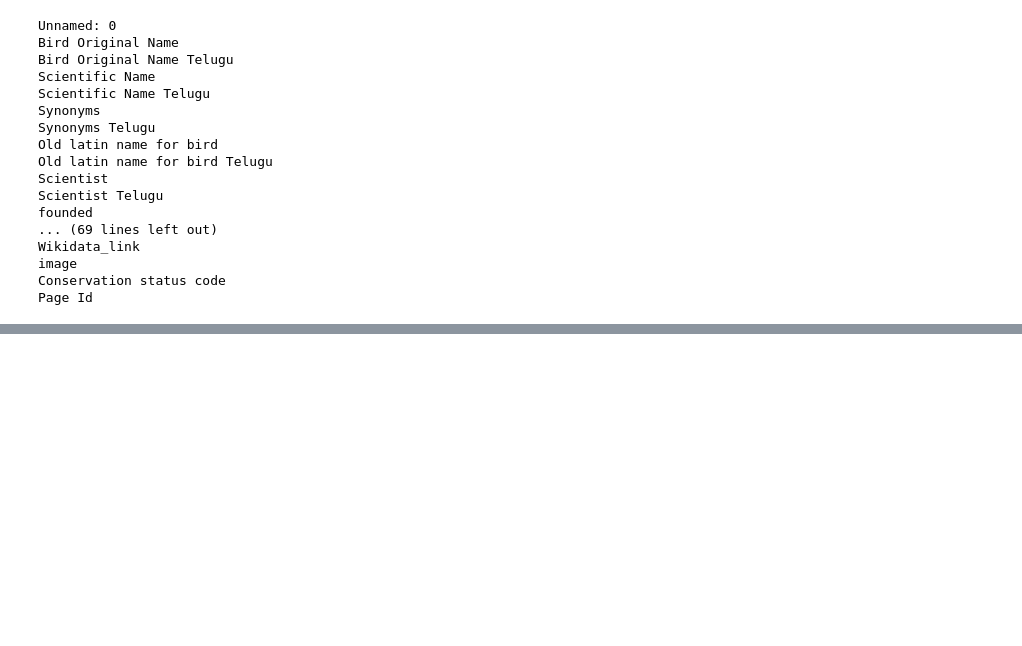
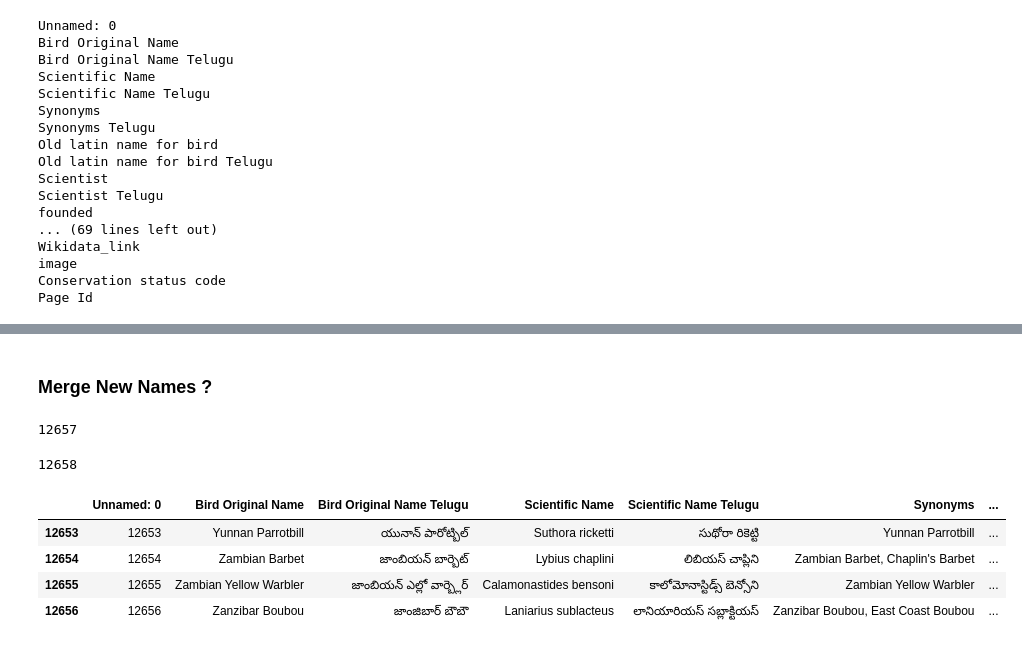
Before and after one commit to Mahanth-Maha/birds, a Jupyter notebook: scrape_wikidata.ipynb, the cells around one changed output, grey strips where cells are left out. Saved outputs shown, nothing was run; the diff lists cells and outputs as text; code cells hidden in the pictures; blank space fills up the shorter version.

```diff
--- a/scrape_wikidata.ipynb
+++ b/scrape_wikidata.ipynb
@@ -790,3 +790,5 @@ Page Id
 | 12654 | 12654 | Zambian Barbet | జాంబియన్ బార్బెట్ | Lybius chaplini | లిబియస్ చాప్లిని | Zambian Barbet, Chaplin's Barbet | ... |
 | 12655 | 12655 | Zambian Yellow Warbler | జాంబియన్ ఎల్లో వార్బ్లెర్ | Calamonastides bensoni | కాలోమోనాస్టిడ్స్ బెన్సోని | Zambian Yellow Warbler | ... |
 | 12656 | 12656 | Zanzibar Boubou | జాంజిబార్ బౌబౌ | Laniarius sublacteus | లానియారియస్ సబ్లాక్టియస్ | Zanzibar Boubou, East Coast Boubou | ... |
+# %% [markdown]
+### Merge New Names ?
@@ -792,0 +799,8 @@ Page Id
+# %%
+old.shape[0]
+# %% [output]
+12657
+# %%
+new.shape[0]
+# %% [output]
+12658
@@ -792,0 +810,8 @@ Page Id
+# %%
+old.tail(4)
+# %% [output]
+|  | Unnamed: 0 | Bird Original Name | Bird Original Name Telugu | Scientific Name | Scientific Name Telugu | Synonyms | ... |
+| 12653 | 12653 | Yunnan Parrotbill | యునాన్ పారోట్బిల్ | Suthora ricketti | సుథోరా రికెట్టి | Yunnan Parrotbill | ... |
+| 12654 | 12654 | Zambian Barbet | జాంబియన్ బార్బెట్ | Lybius chaplini | లిబియస్ చాప్లిని | Zambian Barbet, Chaplin's Barbet | ... |
+| 12655 | 12655 | Zambian Yellow Warbler | జాంబియన్ ఎల్లో వార్బ్లెర్ | Calamonastides bensoni | కాలోమోనాస్టిడ్స్ బెన్సోని | Zambian Yellow Warbler | ... |
+| 12656 | 12656 | Zanzibar Boubou | జాంజిబార్ బౌబౌ | Laniarius sublacteus | లానియారియస్ సబ్లాక్టియస్ | Zanzibar Boubou, East Coast Boubou | ... |
```
Also changed, not shown: parts of 10 cells of this notebook, 6 other files.
